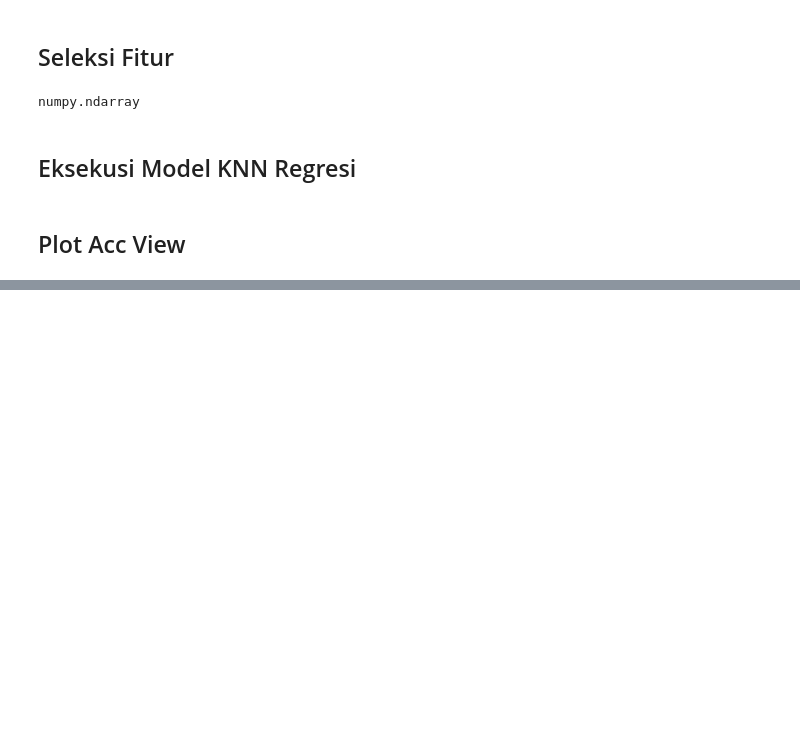
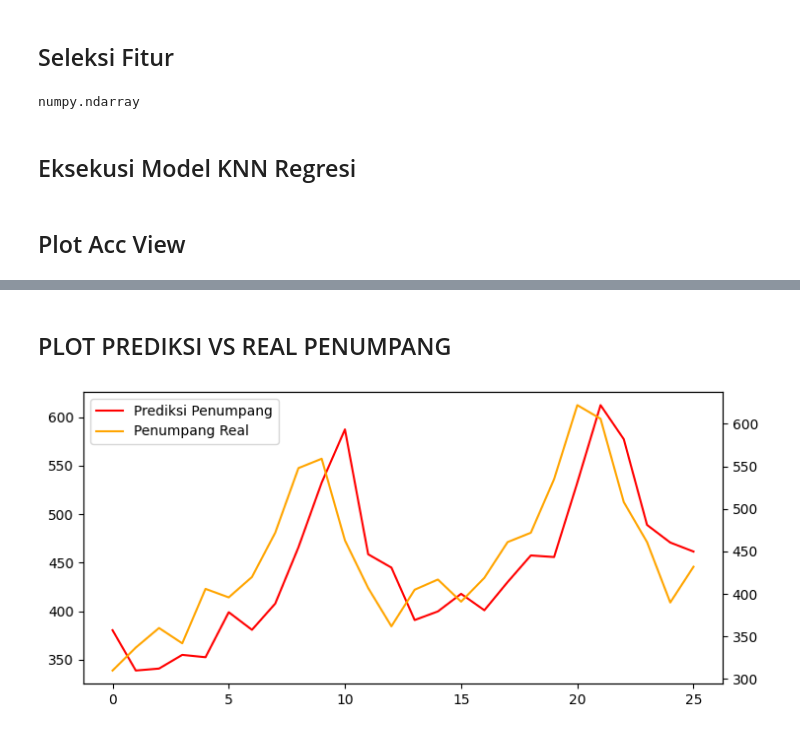
Before and after one commit to LALA09-erha/Streamlit-bukitdarmoproperty-UAS, a Jupyter notebook: peramalan.ipynb, the cells around one changed output, grey strips where cells are left out. Saved outputs shown, nothing was run; the diff lists cells and outputs as text; code cells hidden in the pictures; blank space fills up the shorter version.

```diff
--- a/peramalan.ipynb
+++ b/peramalan.ipynb
@@ -144,0 +163,13 @@ MAPE terbaik adalah  0.8276502939676521  dengan n_neighbors =  1
+# %% [markdown]
+## PLOT PREDIKSI VS REAL PENUMPANG
+# %%
+ax1 = plt.subplot()
+l1, = ax1.plot(y_pred[0], color='red')
+ax2 = ax1.twinx()
+l2, = ax2.plot(y_test_new[0], color='orange')
+
+plt.legend([l1, l2], ["Prediksi Penumpang", "Penumpang Real"])
+
+plt.show()
+# %% [output]
+[figure, added]
```
Also changed, not shown: parts of 4 cells of this notebook.
